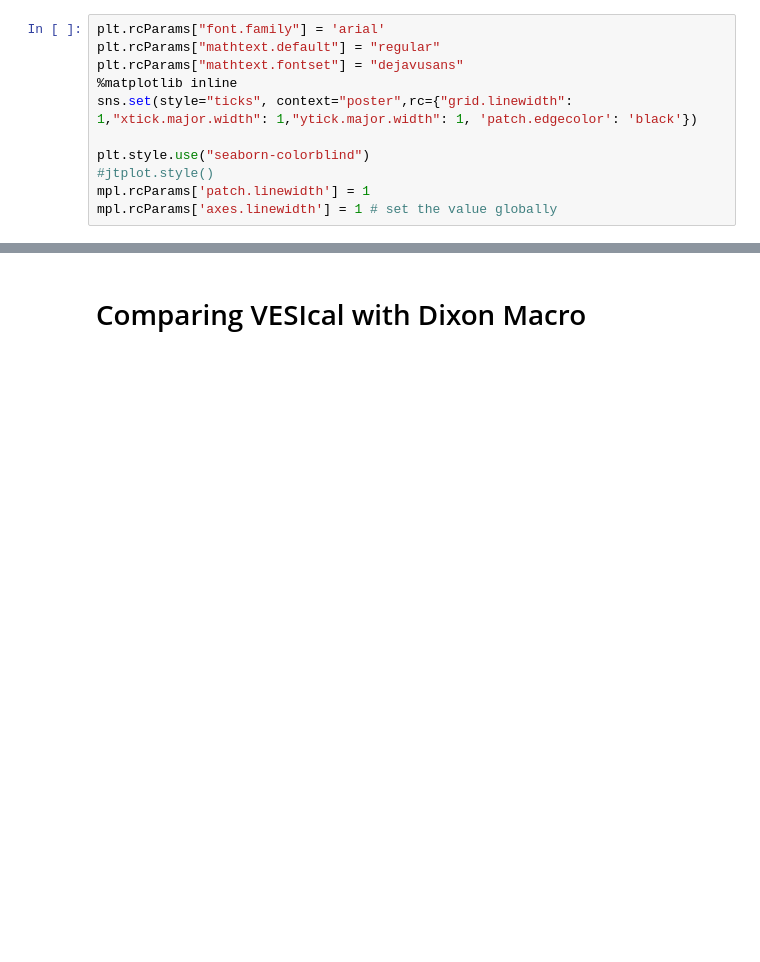
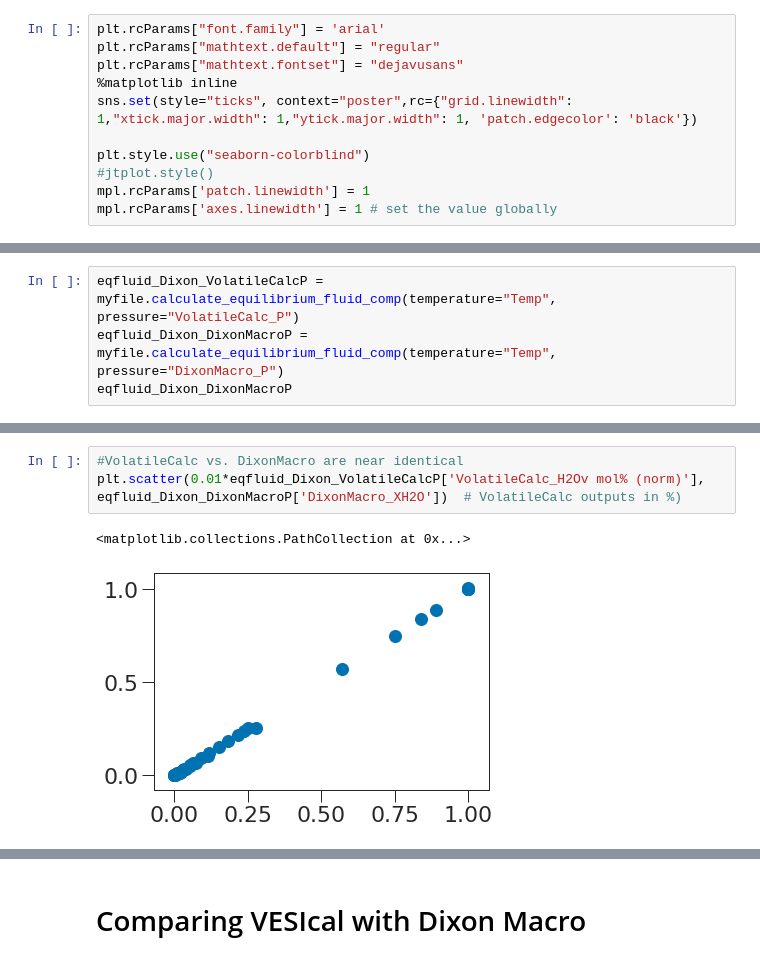
Before and after one commit to kaylai/VESIcal, a Jupyter notebook: Calibration/Testing/Testing_Dixon_1997(VolatileCalc).ipynb, the cells around one changed output, grey strips where cells are left out. Cells and saved outputs as stored; diff of their text form; blank space fills up the shorter version.

```diff
--- a/Calibration/Testing/Testing_Dixon_1997(VolatileCalc).ipynb
+++ b/Calibration/Testing/Testing_Dixon_1997(VolatileCalc).ipynb
@@ -99,0 +132,4 @@ NameError: name 'one' is not defined
+# %%
+eqfluid_Dixon_VolatileCalcP = myfile.calculate_equilibrium_fluid_comp(temperature="Temp", pressure="VolatileCalc_P")
+eqfluid_Dixon_DixonMacroP = myfile.calculate_equilibrium_fluid_comp(temperature="Temp", pressure="DixonMacro_P")
+eqfluid_Dixon_DixonMacroP
@@ -99,0 +156,6 @@ NameError: name 'one' is not defined
+# %%
+#VolatileCalc vs. DixonMacro are near identical
+plt.scatter(0.01*eqfluid_Dixon_VolatileCalcP['VolatileCalc_H2Ov mol% (norm)'], eqfluid_Dixon_DixonMacroP['DixonMacro_XH2O'])  # VolatileCalc outputs in %)
+# %% [output]
+<matplotlib.collections.PathCollection at 0x...>
+[figure, added]
```
Also changed, not shown: parts of 23 cells of this notebook, 1 other file.
